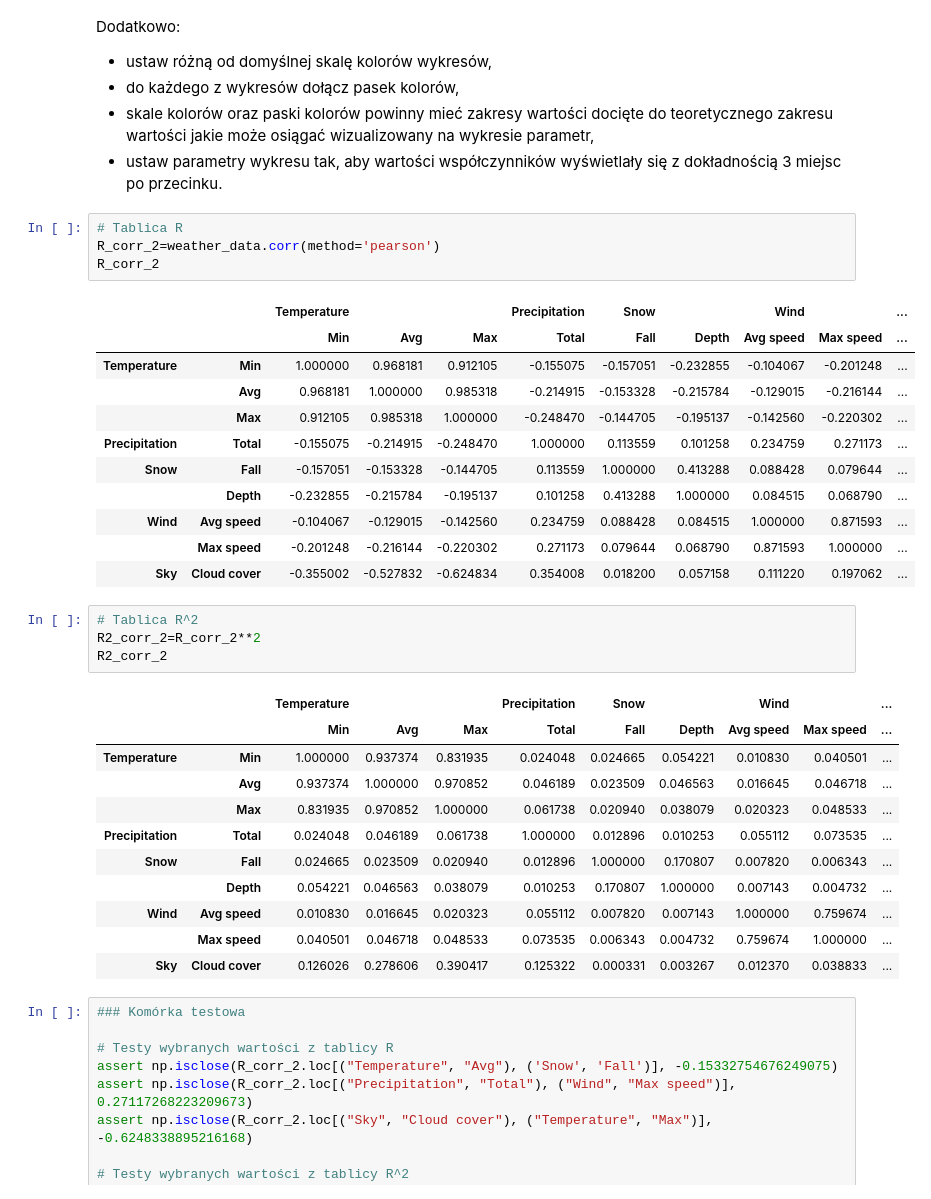
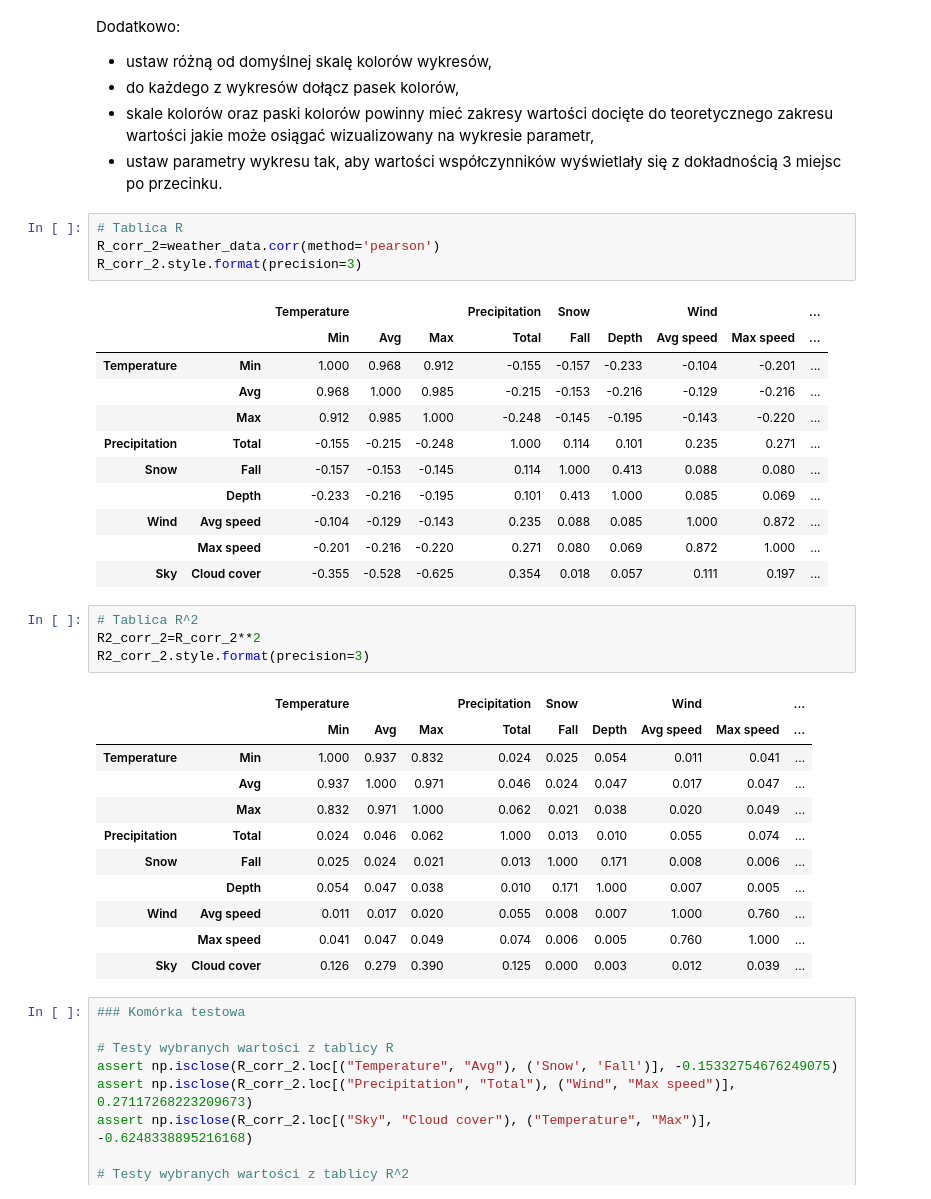
Before and after one commit to zuzannabrauer/dataAnalysisPython, a Jupyter notebook: ZZ03_CZ03.ipynb, the cells around one changed output. Saved outputs shown, nothing was run; the diff lists cells and outputs as text.

```diff
--- a/ZZ03_CZ03.ipynb
+++ b/ZZ03_CZ03.ipynb
@@ -179,35 +179,35 @@ Następnie przedstaw dane zawarte w tablicach w postaci wykresów heatmap. Zesta
 # %%
 # Tablica R
 R_corr_2=weather_data.corr(method='pearson')
-R_corr_2
+R_corr_2.style.format(precision=3)
 # %% [output]
 |  |  | Temperature |  |  | Precipitation | Snow |  | Wind |  | ... |
 |  |  | Min | Avg | Max | Total | Fall | Depth | Avg speed | Max speed | ... |
-| Temperature | Min | 1.000000 | 0.968181 | 0.912105 | -0.155075 | -0.157051 | -0.232855 | -0.104067 | -0.201248 | ... |
-|  | Avg | 0.968181 | 1.000000 | 0.985318 | -0.214915 | -0.153328 | -0.215784 | -0.129015 | -0.216144 | ... |
-|  | Max | 0.912105 | 0.985318 | 1.000000 | -0.248470 | -0.144705 | -0.195137 | -0.142560 | -0.220302 | ... |
-| Precipitation | Total | -0.155075 | -0.214915 | -0.248470 | 1.000000 | 0.113559 | 0.101258 | 0.234759 | 0.271173 | ... |
-| Snow | Fall | -0.157051 | -0.153328 | -0.144705 | 0.113559 | 1.000000 | 0.413288 | 0.088428 | 0.079644 | ... |
-|  | Depth | -0.232855 | -0.215784 | -0.195137 | 0.101258 | 0.413288 | 1.000000 | 0.084515 | 0.068790 | ... |
-| Wind | Avg speed | -0.104067 | -0.129015 | -0.142560 | 0.234759 | 0.088428 | 0.084515 | 1.000000 | 0.871593 | ... |
-|  | Max speed | -0.201248 | -0.216144 | -0.220302 | 0.271173 | 0.079644 | 0.068790 | 0.871593 | 1.000000 | ... |
-| Sky | Cloud cover | -0.355002 | -0.527832 | -0.624834 | 0.354008 | 0.018200 | 0.057158 | 0.111220 | 0.197062 | ... |
+| Temperature | Min | 1.000 | 0.968 | 0.912 | -0.155 | -0.157 | -0.233 | -0.104 | -0.201 | ... |
+|  | Avg | 0.968 | 1.000 | 0.985 | -0.215 | -0.153 | -0.216 | -0.129 | -0.216 | ... |
+|  | Max | 0.912 | 0.985 | 1.000 | -0.248 | -0.145 | -0.195 | -0.143 | -0.220 | ... |
+| Precipitation | Total | -0.155 | -0.215 | -0.248 | 1.000 | 0.114 | 0.101 | 0.235 | 0.271 | ... |
+| Snow | Fall | -0.157 | -0.153 | -0.145 | 0.114 | 1.000 | 0.413 | 0.088 | 0.080 | ... |
+|  | Depth | -0.233 | -0.216 | -0.195 | 0.101 | 0.413 | 1.000 | 0.085 | 0.069 | ... |
+| Wind | Avg speed | -0.104 | -0.129 | -0.143 | 0.235 | 0.088 | 0.085 | 1.000 | 0.872 | ... |
+|  | Max speed | -0.201 | -0.216 | -0.220 | 0.271 | 0.080 | 0.069 | 0.872 | 1.000 | ... |
+| Sky | Cloud cover | -0.355 | -0.528 | -0.625 | 0.354 | 0.018 | 0.057 | 0.111 | 0.197 | ... |
 # %%
 # Tablica R^2
 R2_corr_2=R_corr_2**2
-R2_corr_2
+R2_corr_2.style.format(precision=3)
 # %% [output]
 |  |  | Temperature |  |  | Precipitation | Snow |  | Wind |  | ... |
 |  |  | Min | Avg | Max | Total | Fall | Depth | Avg speed | Max speed | ... |
-| Temperature | Min | 1.000000 | 0.937374 | 0.831935 | 0.024048 | 0.024665 | 0.054221 | 0.010830 | 0.040501 | ... |
-|  | Avg | 0.937374 | 1.000000 | 0.970852 | 0.046189 | 0.023509 | 0.046563 | 0.016645 | 0.046718 | ... |
-|  | Max | 0.831935 | 0.970852 | 1.000000 | 0.061738 | 0.020940 | 0.038079 | 0.020323 | 0.048533 | ... |
-| Precipitation | Total | 0.024048 | 0.046189 | 0.061738 | 1.000000 | 0.012896 | 0.010253 | 0.055112 | 0.073535 | ... |
-| Snow | Fall | 0.024665 | 0.023509 | 0.020940 | 0.012896 | 1.000000 | 0.170807 | 0.007820 | 0.006343 | ... |
-|  | Depth | 0.054221 | 0.046563 | 0.038079 | 0.010253 | 0.170807 | 1.000000 | 0.007143 | 0.004732 | ... |
-| Wind | Avg speed | 0.010830 | 0.016645 | 0.020323 | 0.055112 | 0.007820 | 0.007143 | 1.000000 | 0.759674 | ... |
-|  | Max speed | 0.040501 | 0.046718 | 0.048533 | 0.073535 | 0.006343 | 0.004732 | 0.759674 | 1.000000 | ... |
-| Sky | Cloud cover | 0.126026 | 0.278606 | 0.390417 | 0.125322 | 0.000331 | 0.003267 | 0.012370 | 0.038833 | ... |
+| Temperature | Min | 1.000 | 0.937 | 0.832 | 0.024 | 0.025 | 0.054 | 0.011 | 0.041 | ... |
+|  | Avg | 0.937 | 1.000 | 0.971 | 0.046 | 0.024 | 0.047 | 0.017 | 0.047 | ... |
+|  | Max | 0.832 | 0.971 | 1.000 | 0.062 | 0.021 | 0.038 | 0.020 | 0.049 | ... |
+| Precipitation | Total | 0.024 | 0.046 | 0.062 | 1.000 | 0.013 | 0.010 | 0.055 | 0.074 | ... |
+| Snow | Fall | 0.025 | 0.024 | 0.021 | 0.013 | 1.000 | 0.171 | 0.008 | 0.006 | ... |
+|  | Depth | 0.054 | 0.047 | 0.038 | 0.010 | 0.171 | 1.000 | 0.007 | 0.005 | ... |
+| Wind | Avg speed | 0.011 | 0.017 | 0.020 | 0.055 | 0.008 | 0.007 | 1.000 | 0.760 | ... |
+|  | Max speed | 0.041 | 0.047 | 0.049 | 0.074 | 0.006 | 0.005 | 0.760 | 1.000 | ... |
+| Sky | Cloud cover | 0.126 | 0.279 | 0.390 | 0.125 | 0.000 | 0.003 | 0.012 | 0.039 | ... |
 # %%
 ### Komórka testowa
 
```
Also changed, not shown: parts of 1 cell of this notebook.
